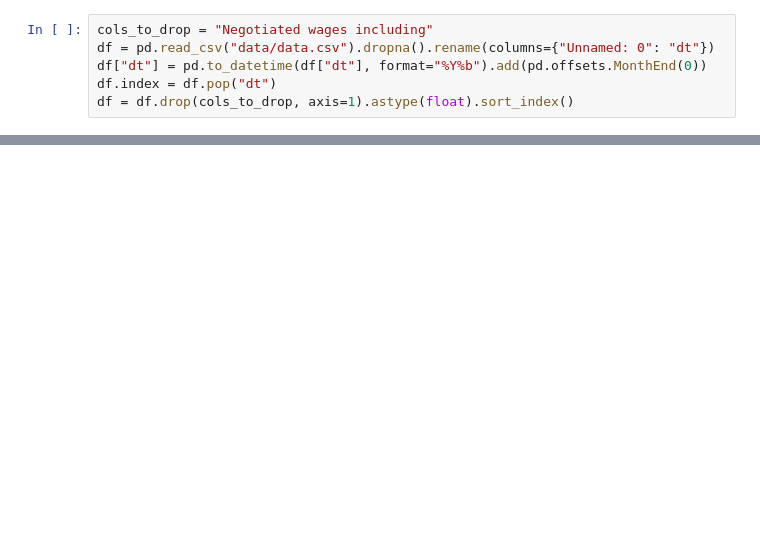
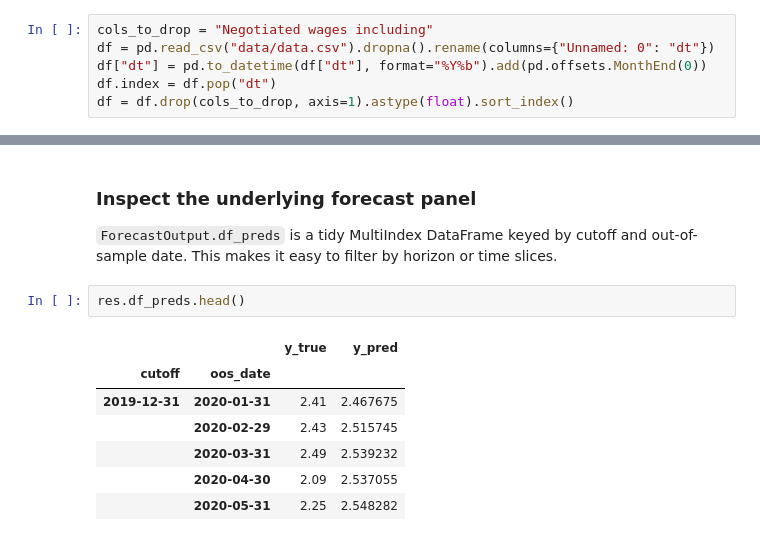
Before and after one commit to IliasAarab/tsfm, a Jupyter notebook: notebooks/repl.ipynb, the cells around one changed output, grey strips where cells are left out. Drawn from its saved outputs; the diff is of its cells as text; blank space fills up the shorter version.

```diff
--- a/notebooks/repl.ipynb
+++ b/notebooks/repl.ipynb
@@ -50,0 +172,14 @@ average 1.1701 0.8124 0.4457
+# %% [markdown]
+### Inspect the underlying forecast panel
+
+`ForecastOutput.df_preds` is a tidy MultiIndex DataFrame keyed by cutoff and out-of-sample date. This makes it easy to filter by horizon or time slices.
+# %%
+res.df_preds.head()
+# %% [output]
+|  |  | y_true | y_pred |
+| cutoff | oos_date |  |  |
+| 2019-12-31 | 2020-01-31 | 2.41 | 2.467675 |
+|  | 2020-02-29 | 2.43 | 2.515745 |
+|  | 2020-03-31 | 2.49 | 2.539232 |
+|  | 2020-04-30 | 2.09 | 2.537055 |
+|  | 2020-05-31 | 2.25 | 2.548282 |
```
Also changed, not shown: parts of 22 cells of this notebook, 4 other files.
